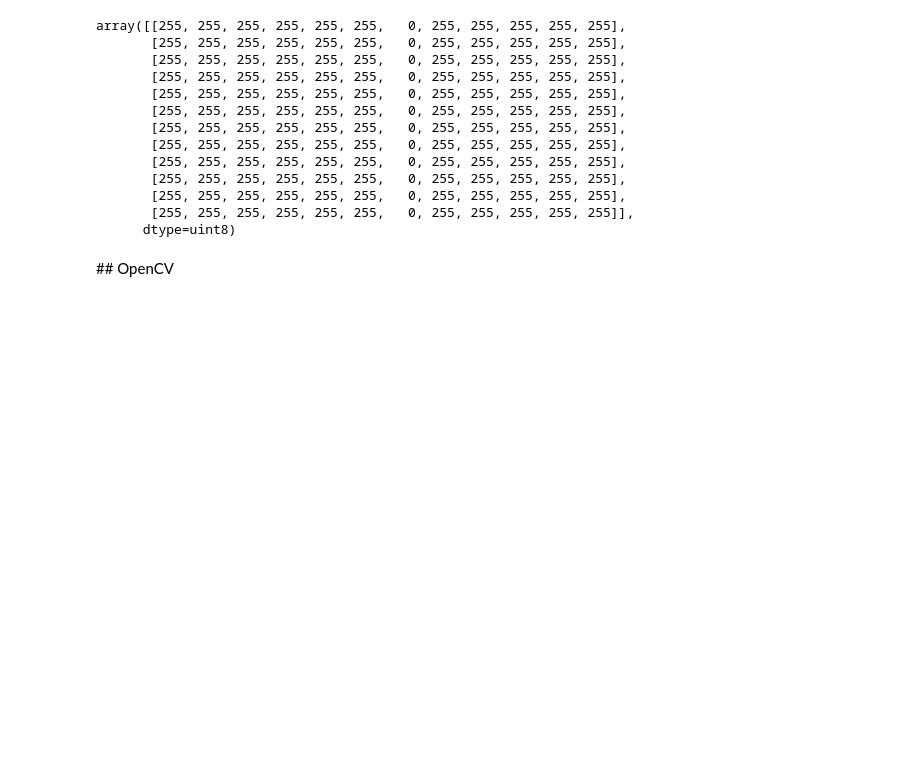
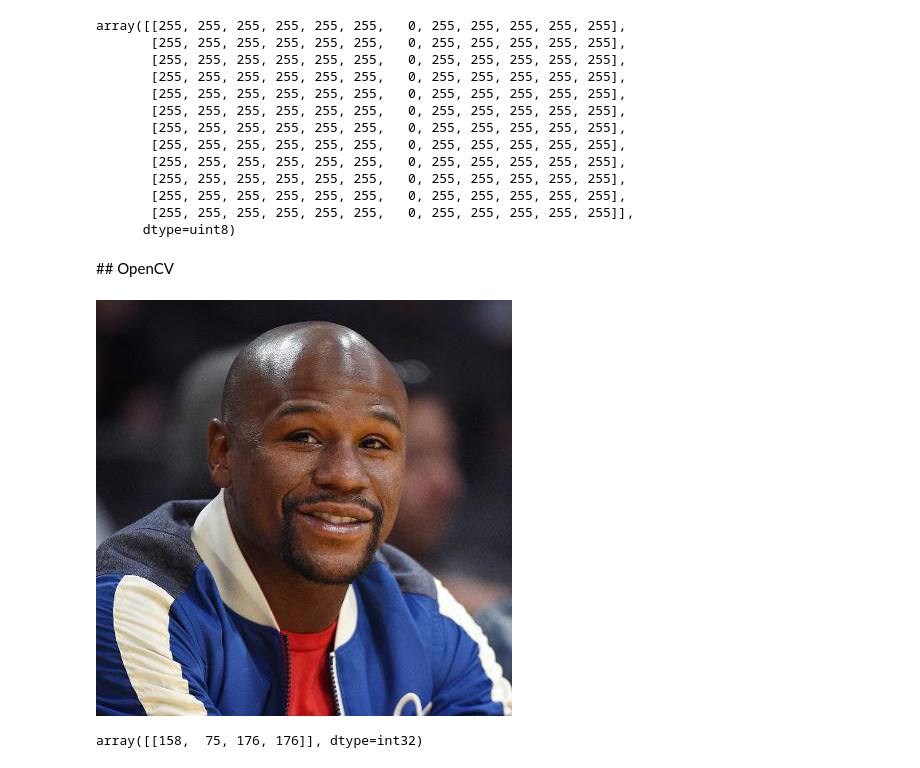
Before and after one commit to nikohunt/michigan-vision-project, a Jupyter notebook: kraken_tutorial.ipynb, the cells around one changed output. Saved outputs shown, nothing was run; the diff lists cells and outputs as text; code cells hidden in the pictures; blank space fills up the shorter version.

```diff
--- a/kraken_tutorial.ipynb
+++ b/kraken_tutorial.ipynb
@@ -564,0 +565,20 @@ eye_cascade = cv.CascadeClassifier('https://raw.githubusercontent.com/opencv/ope
+# %%
+img=Image.open('images/floyd.png')
+# %%
+display(img)
+# %% [output]
+[figure, added]
+# %%
+# Ok, with the classifiers loaded, we now want to try and detect a face. Lets pull in the
+# picture we played with last time
+img = cv.imread('images/floyd.png')
+# And we'll convert it to grayscale using the cvtColor image
+gray = cv.cvtColor(img, cv.COLOR_BGR2GRAY)
+# The next step is to use the face_cascade classifier. I'll let you go explore the docs if you
+# would like to, but the norm is to use the detectMultiScale() function. This function returns
+# a list of objects as rectangles. The first parameter is an ndarray of the image.
+faces = face_cascade.detectMultiScale(gray)
+# And lets just print those faces out to the screen
+faces
+# %% [output]
+array([[158,  75, 176, 176]], dtype=int32)
```
Also changed, not shown: parts of 25 cells of this notebook.
